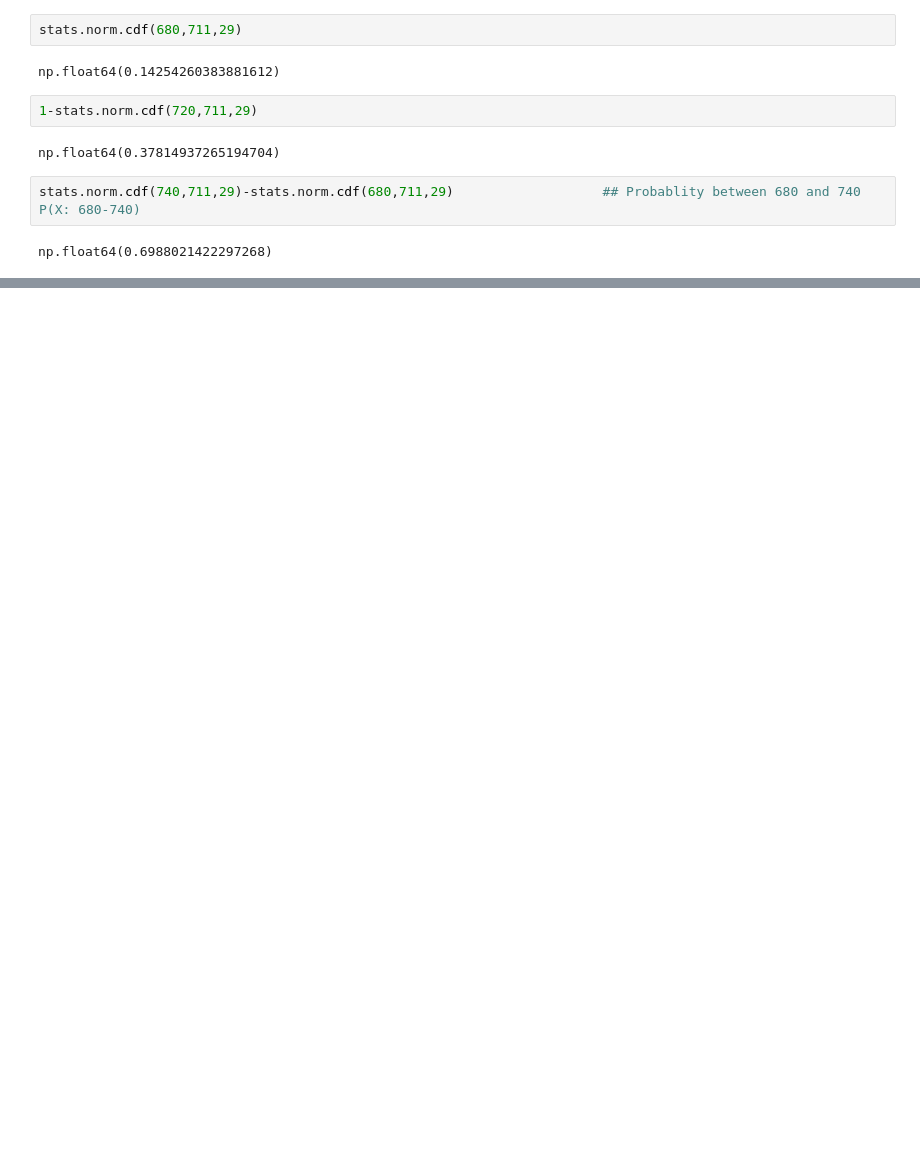
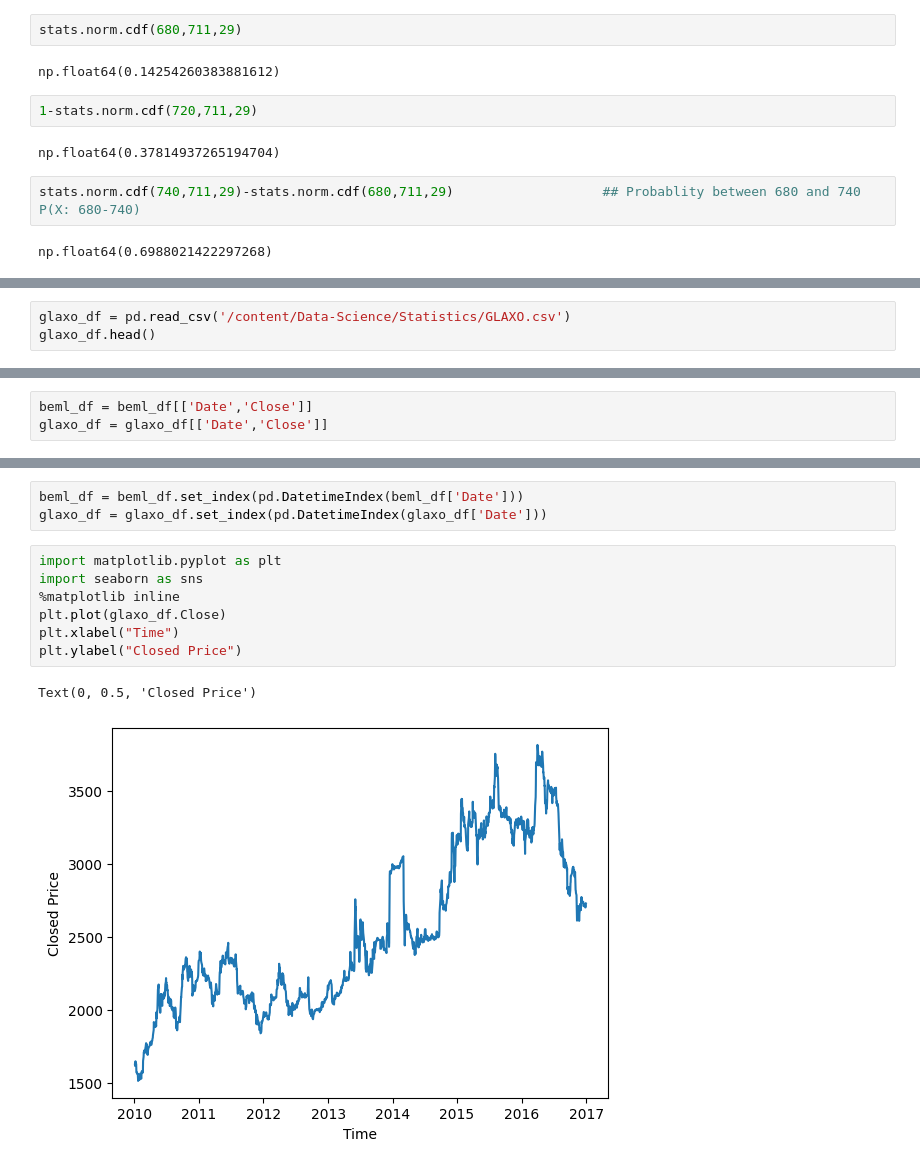
Before and after one commit to shubhankar233/Data-Science, a Jupyter notebook: Statistics/3_Statistics.ipynb, the cells around one changed output, grey strips where cells are left out. Saved outputs shown, nothing was run; the diff lists cells and outputs as text; blank space fills up the shorter version.

```diff
--- a/Statistics/3_Statistics.ipynb
+++ b/Statistics/3_Statistics.ipynb
@@ -18,0 +32,3 @@ np.float64(0.6988021422297268)
+# %%
+glaxo_df = pd.read_csv('/content/Data-Science/Statistics/GLAXO.csv')
+glaxo_df.head()
@@ -18,0 +42,3 @@ np.float64(0.6988021422297268)
+# %%
+beml_df = beml_df[['Date','Close']]
+glaxo_df = glaxo_df[['Date','Close']]
@@ -18,0 +61,13 @@ np.float64(0.6988021422297268)
+# %%
+beml_df = beml_df.set_index(pd.DatetimeIndex(beml_df['Date']))
+glaxo_df = glaxo_df.set_index(pd.DatetimeIndex(glaxo_df['Date']))
+# %%
+import matplotlib.pyplot as plt
+import seaborn as sns
+%matplotlib inline
+plt.plot(glaxo_df.Close)
+plt.xlabel("Time")
+plt.ylabel("Closed Price")
+# %% [output]
+Text(0, 0.5, 'Closed Price')
+[figure, added]
```
Also changed, not shown: parts of 23 cells of this notebook.
